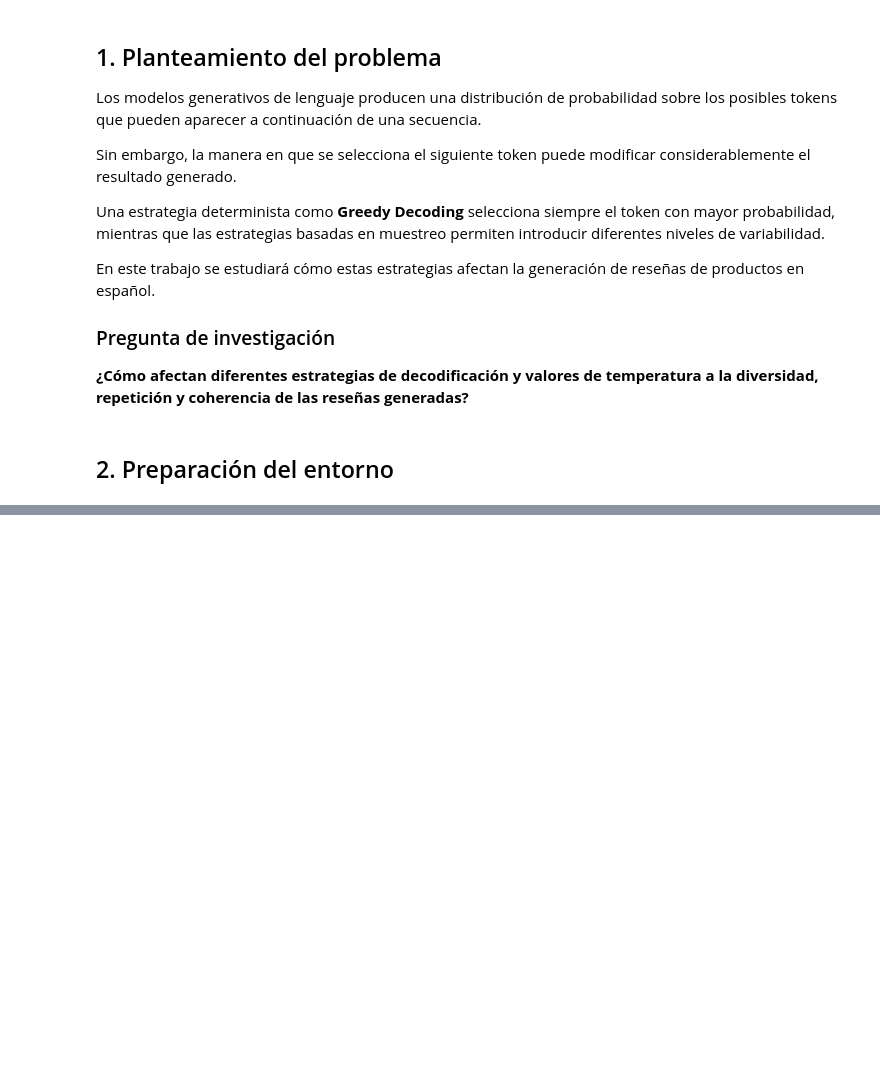
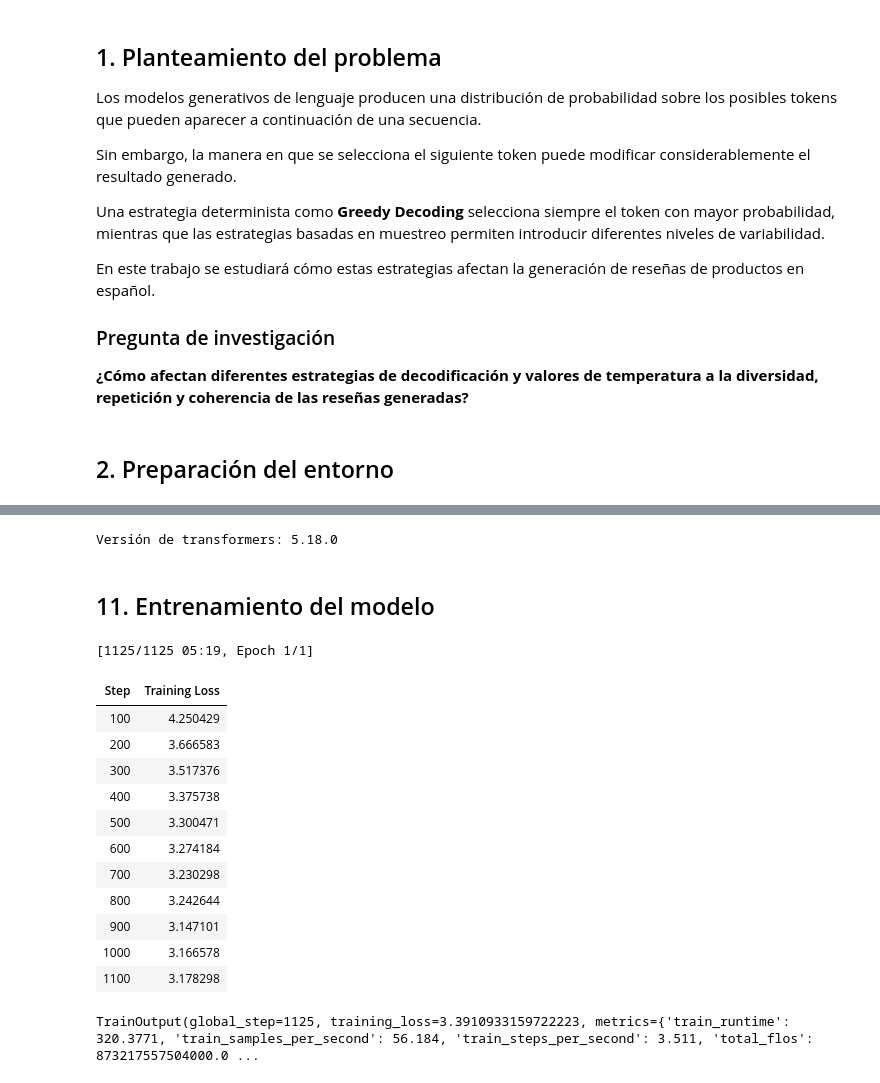
Before and after one commit to Sandrajol/NLP_Tarea_04, a Jupyter notebook: mini_proyecto_generacion_texto_ipynb.ipynb, the cells around one changed output, grey strips where cells are left out. Saved outputs shown, nothing was run; the diff lists cells and outputs as text; code cells hidden in the pictures; blank space fills up the shorter version.

```diff
--- a/mini_proyecto_generacion_texto_ipynb.ipynb
+++ b/mini_proyecto_generacion_texto_ipynb.ipynb
@@ -37,0 +676,27 @@ temperatura a la diversidad, repetición y coherencia de las reseñas generadas?
+# %%
+from transformers import TrainingArguments, Trainer
+
+from transformers import TrainingArguments, Trainer
+
+training_args = TrainingArguments(
+    output_dir="./resultados_gpt2",
+
+    num_train_epochs=1,
+
+    per_device_train_batch_size=8,
+    per_device_eval_batch_size=8,
+
+    gradient_accumulation_steps=2,
+
+    learning_rate=5e-5,
+    weight_decay=0.01,
+    warmup_steps=100,
+
+    logging_steps=100,
+
+    fp16=torch.cuda.is_available(),
+
+    seed=SEED
+)
+
+print("TrainingArguments configurados correctamente.")
@@ -37,0 +705,12 @@ temperatura a la diversidad, repetición y coherencia de las reseñas generadas?
+# %%
+model.config.use_cache = False
+
+trainer = Trainer(
+    model=model,
+    args=training_args,
+    train_dataset=train_tokenized,
+    eval_dataset=val_tokenized,
+    data_collator=data_collator
+)
+
+print("Trainer configurado correctamente.")
@@ -37,0 +727,28 @@ temperatura a la diversidad, repetición y coherencia de las reseñas generadas?
+# %%
+import transformers
+
+print("Versión de transformers:", transformers.__version__)
+# %% [output]
+Versión de transformers: 5.18.0
+# %% [markdown]
+## 11. Entrenamiento del modelo
+# %%
+resultado_entrenamiento = trainer.train()
+# %% [output]
+[1125/1125 05:19, Epoch 1/1]
+| Step | Training Loss |
+| 100 | 4.250429 |
+| 200 | 3.666583 |
+| 300 | 3.517376 |
+| 400 | 3.375738 |
+| 500 | 3.300471 |
+| 600 | 3.274184 |
+| 700 | 3.230298 |
+| 800 | 3.242644 |
+| 900 | 3.147101 |
+| 1000 | 3.166578 |
+| 1100 | 3.178298 |
+# %%
+resultado_entrenamiento
+# %% [output]
+TrainOutput(global_step=1125, training_loss=3.3910933159722223, metrics={'train_runtime': 320.3771, 'train_samples_per_second': 56.184, 'train_steps_per_second': 3.511, 'total_flos': 873217557504000.0 ...
```
Also changed, not shown: parts of 44 cells of this notebook.
